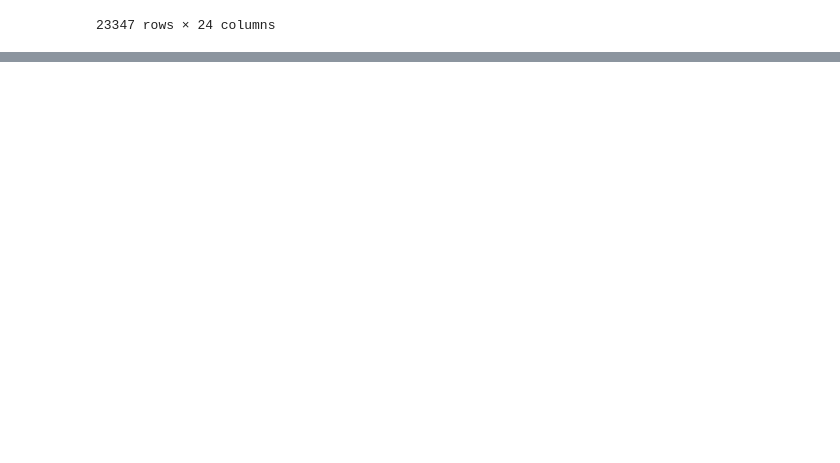
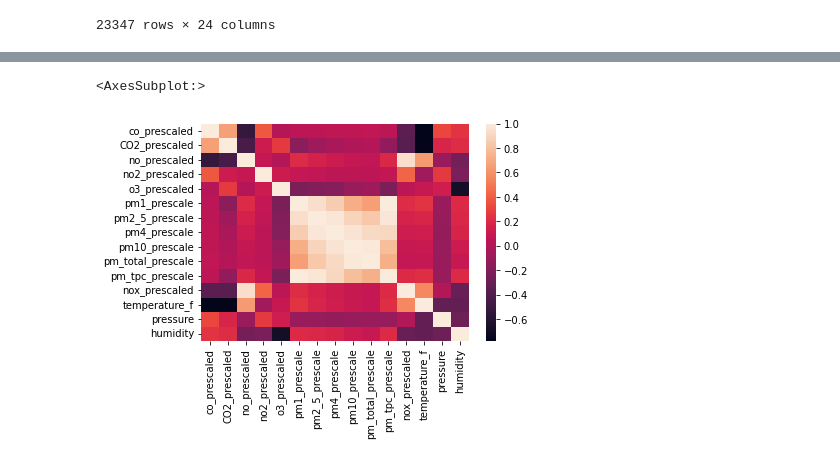
Before and after one commit to mihakim2/2021Fall_finals, a Jupyter notebook: correlations.ipynb, the cells around one changed output, grey strips where cells are left out. Drawn from its saved outputs; the diff is of its cells as text; code cells hidden in the pictures; blank space fills up the shorter version.

```diff
--- a/correlations.ipynb
+++ b/correlations.ipynb
@@ -82,0 +68,5 @@ final_df.corr()
+# %%
+sns.heatmap(df3.corr())
+# %% [output]
+<AxesSubplot:>
+[figure, added]
```
Also changed, not shown: parts of 9 cells of this notebook.
